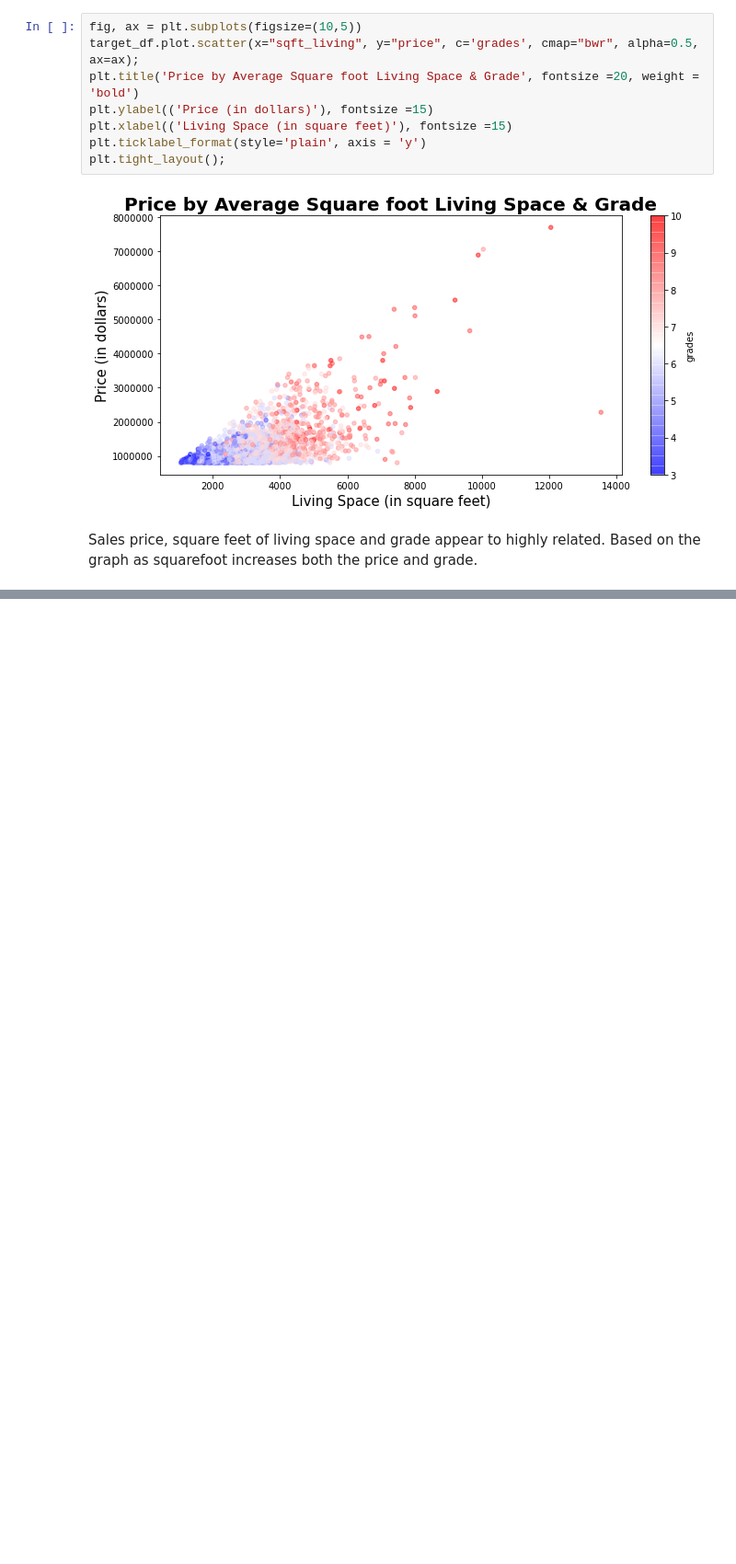
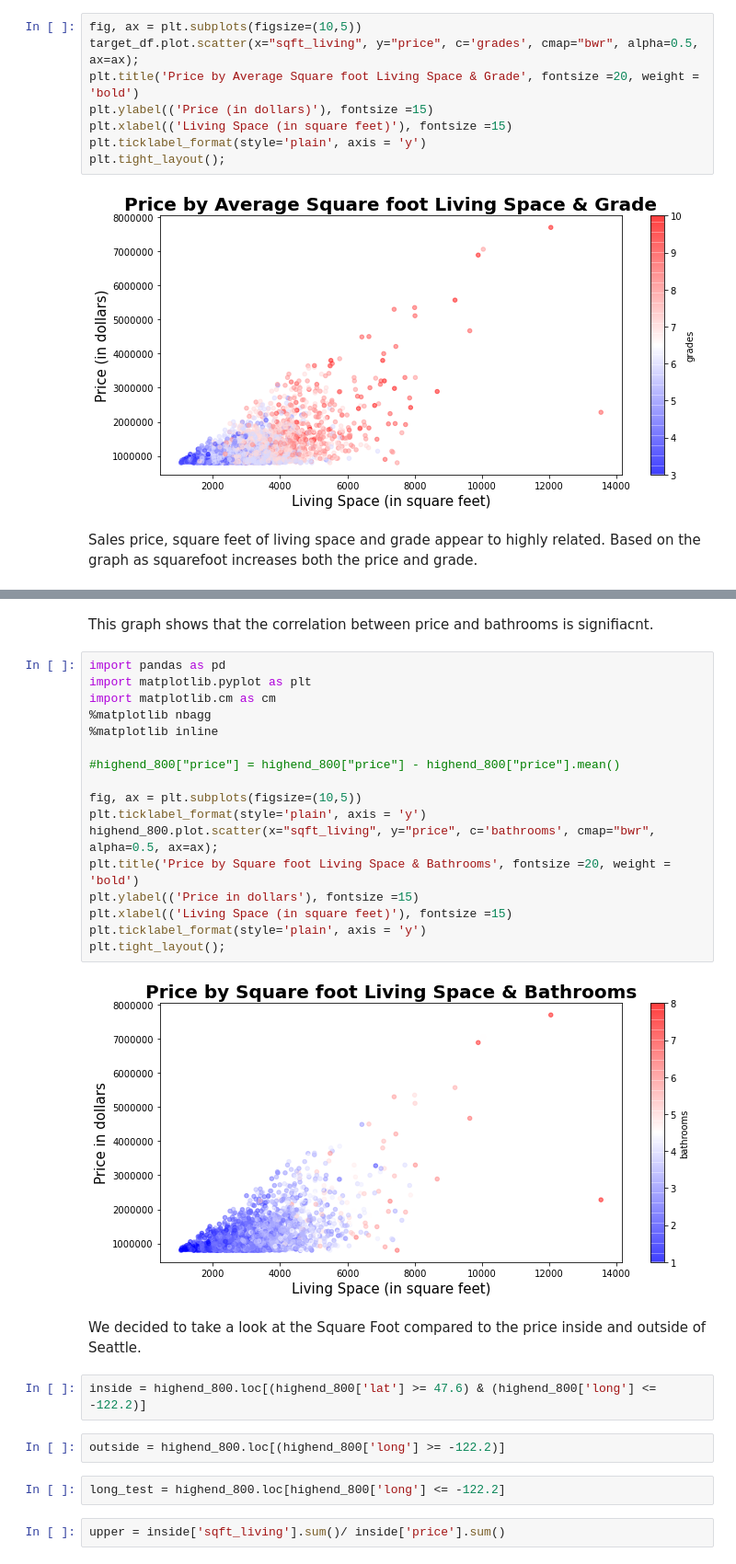
Before and after one commit to mattrubic/dsc-phase-2-project-v2-3, a Jupyter notebook: High Value Variables.ipynb, the cells around one changed output, grey strips where cells are left out. Shown at 92% size. Saved outputs shown, nothing was run; the diff lists cells and outputs as text; blank space fills up the shorter version.

```diff
--- a/High Value Variables.ipynb
+++ b/High Value Variables.ipynb
@@ -468,0 +605,31 @@ Sales price, square feet of living space and grade appear to highly related. Bas
+# %% [markdown]
+This graph shows that the correlation between price and bathrooms is signifiacnt.
+# %%
+import pandas as pd
+import matplotlib.pyplot as plt
+import matplotlib.cm as cm
+%matplotlib nbagg
+%matplotlib inline
+
+#highend_800["price"] = highend_800["price"] - highend_800["price"].mean()
+
+fig, ax = plt.subplots(figsize=(10,5))
+plt.ticklabel_format(style='plain', axis = 'y')
+highend_800.plot.scatter(x="sqft_living", y="price", c='bathrooms', cmap="bwr", alpha=0.5, ax=ax);
+plt.title('Price by Square foot Living Space & Bathrooms', fontsize =20, weight = 'bold')
+plt.ylabel(('Price in dollars'), fontsize =15)
+plt.xlabel(('Living Space (in square feet)'), fontsize =15)
+plt.ticklabel_format(style='plain', axis = 'y')
+plt.tight_layout();
+# %% [output]
+[figure, added]
+# %% [markdown]
+We decided to take a look at the Square Foot compared to the price inside and outside of Seattle.
+# %%
+inside = highend_800.loc[(highend_800['lat'] >= 47.6) & (highend_800['long'] <= -122.2)]
+# %%
+outside = highend_800.loc[(highend_800['long'] >= -122.2)]
+# %%
+long_test = highend_800.loc[highend_800['long'] <= -122.2]
+# %%
+upper = inside['sqft_living'].sum()/ inside['price'].sum()
```
Also changed, not shown: parts of 22 cells of this notebook, 1 other file.
